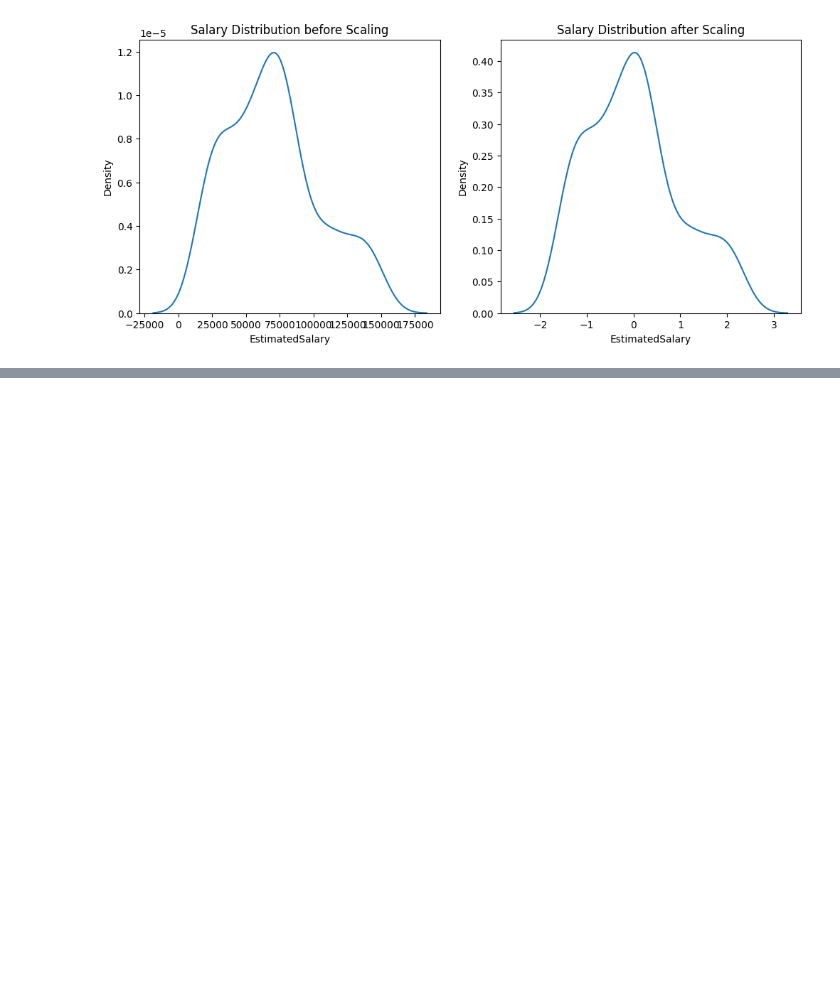
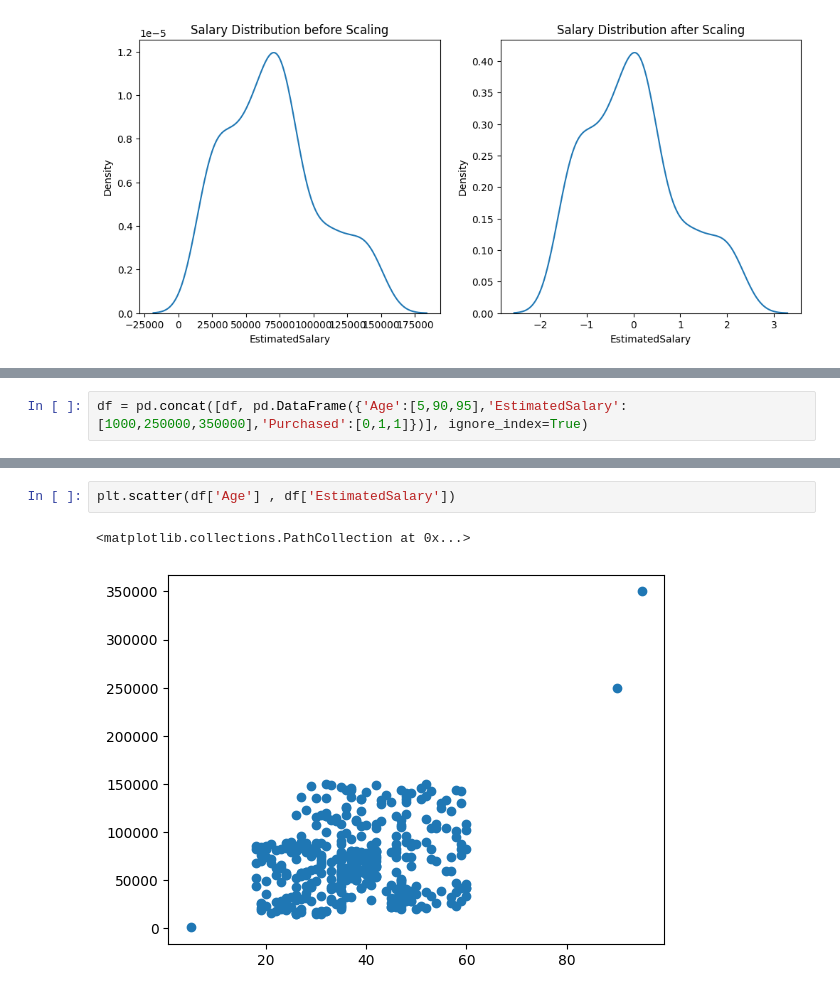
Before and after one commit to Akash14-09/Machine_Learning, a Jupyter notebook: Standardization.ipynb, the cells around one changed output, grey strips where cells are left out. Drawn from its saved outputs; the diff is of its cells as text; blank space fills up the shorter version.

```diff
--- a/Standardization.ipynb
+++ b/Standardization.ipynb
@@ -167,0 +226,2 @@ plt.show()
+# %%
+df = pd.concat([df, pd.DataFrame({'Age':[5,90,95],'EstimatedSalary':[1000,250000,350000],'Purchased':[0,1,1]})], ignore_index=True)
@@ -167,0 +244,5 @@ plt.show()
+# %%
+plt.scatter(df['Age'] , df['EstimatedSalary'])
+# %% [output]
+<matplotlib.collections.PathCollection at 0x...>
+[figure, added]
```
Also changed, not shown: parts of 21 cells of this notebook.
